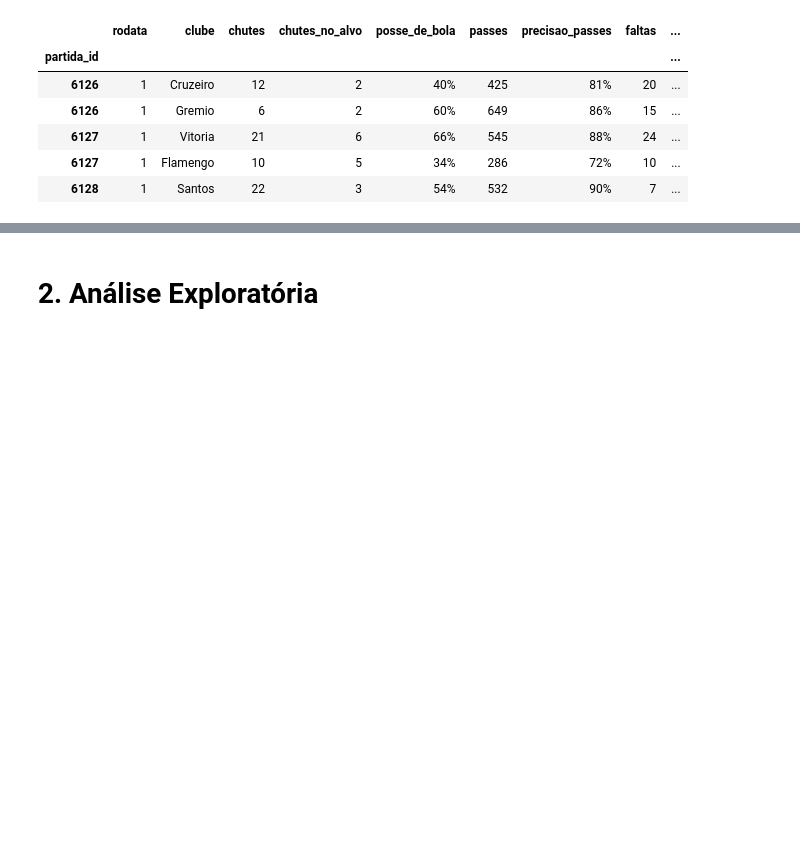
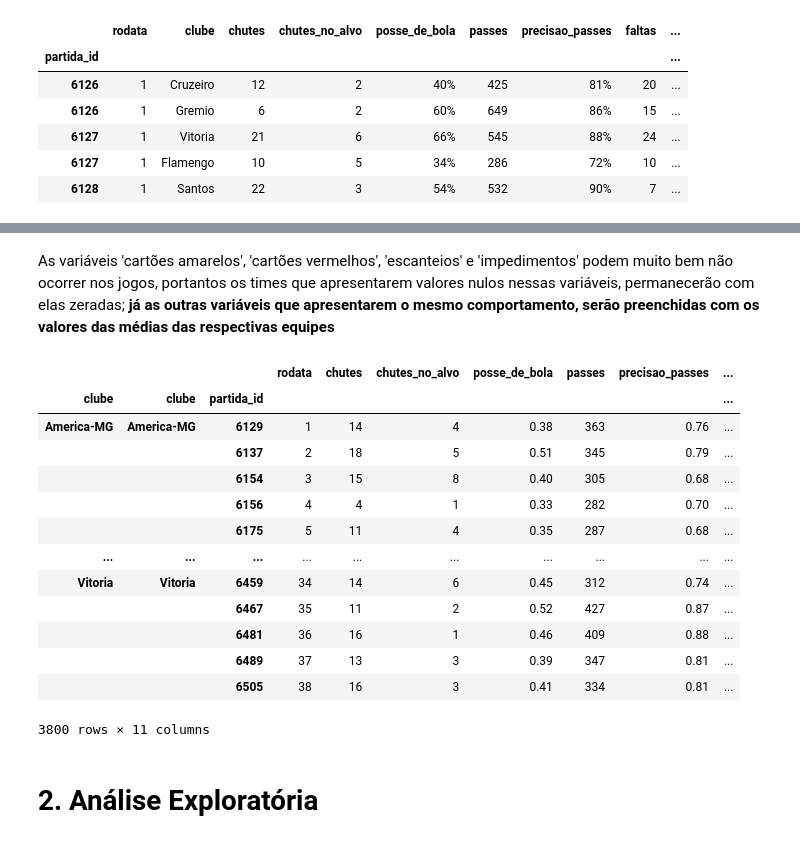
Before and after one commit to herozandn/DataScience2, a Jupyter notebook: Códigos/Baco.ipynb, the cells around one changed output, grey strips where cells are left out. Drawn from its saved outputs; the diff is of its cells as text; code cells hidden in the pictures; blank space fills up the shorter version.

```diff
--- a/Códigos/Baco.ipynb
+++ b/Códigos/Baco.ipynb
@@ -52,5 +64,8 @@ Como são alguns valores faltantes pontuais e não são muitos, preencherei as l
 # %%
+#Preenchendo as lacunas de variáveis 'object' com 0
+
 df_novo['posse_de_bola'] = df_novo['posse_de_bola'].fillna(0)
+df_novo['precisao_passes'] = df_novo['precisao_passes'].fillna(0)
 # %% [output]
 A value is trying to be set on a copy of a slice from a DataFrame.
 Try using .loc[row_indexer,col_indexer] = value instead
@@ -74,0 +104,3 @@ Valores únicos da coluna 'precisao_passes': ['81%' '86%' '88%' '72%' '90%' '85%
+# %%
+df_novo['posse_de_bola'] = df_novo['posse_de_bola'].str.replace('%', '').astype(float) / 100
+df_novo['precisao_passes'] = df_novo['precisao_passes'].str.replace('%', '').astype(float) / 100
@@ -75,3 +130,24 @@ Valores únicos da coluna 'precisao_passes': ['81%' '86%' '88%' '72%' '90%' '85%
+# %% [markdown]
+As variáveis 'cartões amarelos', 'cartões vermelhos', 'escanteios' e 'impedimentos' podem muito bem não ocorrer nos jogos, portantos os times que apresentarem valores nulos nessas variáveis, permanecerão com elas zeradas; **já as outras variáveis que apresentarem o mesmo comportamento, serão preenchidas com os valores das médias das respectivas equipes**
+# %%
+df_novo = df_novo.groupby('clube').apply(lambda x: x.fillna(x.mean()))
+# %%
+df_novo
+# %% [output]
+|  |  |  | rodata | chutes | chutes_no_alvo | posse_de_bola | passes | precisao_passes | ... |
+| clube | clube | partida_id |  |  |  |  |  |  | ... |
+| America-MG | America-MG | 6129 | 1 | 14 | 4 | 0.38 | 363 | 0.76 | ... |
+|  |  | 6137 | 2 | 18 | 5 | 0.51 | 345 | 0.79 | ... |
+|  |  | 6154 | 3 | 15 | 8 | 0.40 | 305 | 0.68 | ... |
+|  |  | 6156 | 4 | 4 | 1 | 0.33 | 282 | 0.70 | ... |
+|  |  | 6175 | 5 | 11 | 4 | 0.35 | 287 | 0.68 | ... |
+| ... | ... | ... | ... | ... | ... | ... | ... | ... | ... |
+| Vitoria | Vitoria | 6459 | 34 | 14 | 6 | 0.45 | 312 | 0.74 | ... |
+|  |  | 6467 | 35 | 11 | 2 | 0.52 | 427 | 0.87 | ... |
+|  |  | 6481 | 36 | 16 | 1 | 0.46 | 409 | 0.88 | ... |
+|  |  | 6489 | 37 | 13 | 3 | 0.39 | 347 | 0.81 | ... |
+|  |  | 6505 | 38 | 16 | 3 | 0.41 | 334 | 0.81 | ... |
+3800 rows × 11 columns
 # %% [markdown]
 # 2. Análise Exploratória
 # %% [markdown]
```
Also changed, not shown: parts of 12 cells of this notebook.
